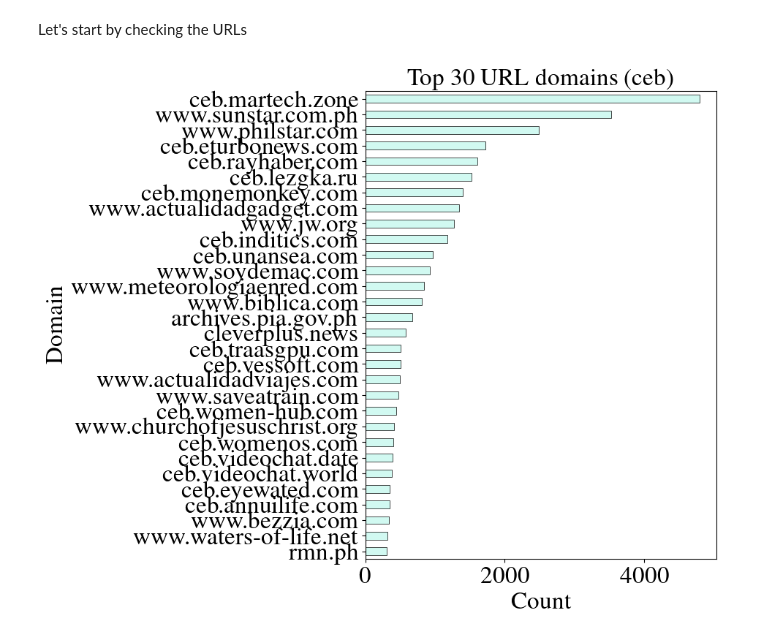
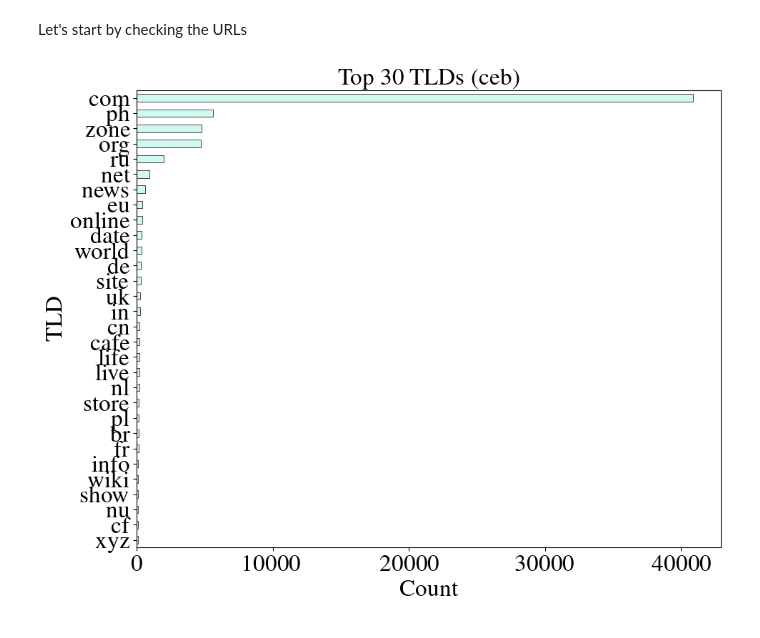
Before and after one commit to ljvmiranda921/scratch, a Jupyter notebook: 2026-03-20-madlad/2026-03-20-check-langs.ipynb, the cells around one changed output. Saved outputs shown, nothing was run; the diff lists cells and outputs as text; code cells hidden in the pictures.

```diff
--- a/2026-03-20-madlad/2026-03-20-check-langs.ipynb
+++ b/2026-03-20-madlad/2026-03-20-check-langs.ipynb
@@ -100,15 +100,15 @@ from urllib.parse import urlparse
 df["tld"] = df["url"].apply(lambda x: urlparse(x).netloc.rsplit(".", 1)[-1])
 # %%
 top_n = 30
-domain_counts = df["domain"].value_counts().head(top_n)
+tld_counts = df["tld"].value_counts().head(top_n)
 
 fig, ax = plt.subplots(figsize=(10, 8))
-domain_counts.plot.barh(ax=ax, color="#D1F9F1", edgecolor="black", linewidth=0.5)
+tld_counts.plot.barh(ax=ax, color="#D1F9F1", edgecolor="black", linewidth=0.5)
 ax.invert_yaxis()
 ax.set_xlabel("Count")
-ax.set_ylabel("Domain")
-ax.set_title(f"Top {top_n} URL domains (ceb)")
+ax.set_ylabel("TLD")
+ax.set_title(f"Top {top_n} TLDs (ceb)")
 fig.tight_layout()
 plt.show()
 # %% [output]
-[figure, old version]
+[figure, new version]
```
